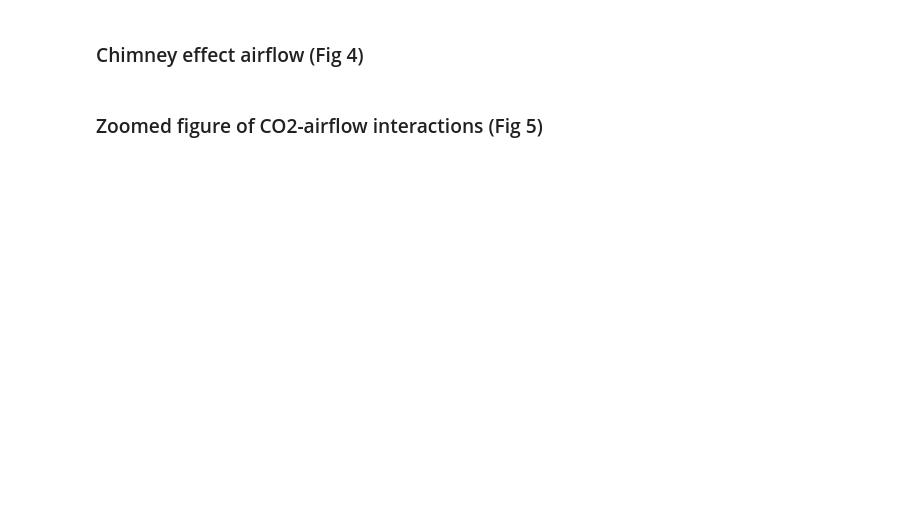
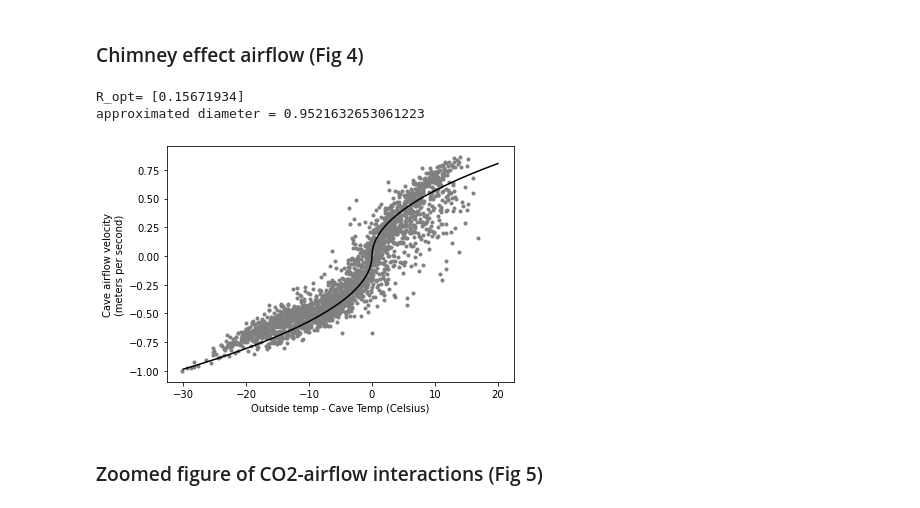
Before and after one commit to CovingtonResearchGroup/Cave-Airflow-and-Dissolution-Rates-Blowing-Springs, a Jupyter notebook: Blowing-Springs-Plots-for-manuscript-final-version.ipynb, the cells around one changed output. Cells and saved outputs as stored; diff of their text form; code cells hidden in the pictures; blank space fills up the shorter version.

```diff
--- a/Blowing-Springs-Plots-for-manuscript-final-version.ipynb
+++ b/Blowing-Springs-Plots-for-manuscript-final-version.ipynb
@@ -149,33 +168,38 @@ tmp_df = tmp_df.dropna()
 def chmny(diff, R):
     return sign(diff)*R*abs(diff)**0.5
 
 #Find best fit
 R_opt, p_cov = curve_fit(chmny, tmp_df['diff'].values[0:-1:5], tmp_df['wind'].values[0:-1:5], p0=1.1)
 print ("R_opt=",R_opt)
 figure()
 #Plot temp diff vs. wind vel
 scatter(temp_diff[0:-1:5], df.WindVelDir[0:-1:5], marker='.',color='grey')
 xfit = linspace(-30,20, 500)
 ####
 # best-fit value is R_opt=0.157
 # However, this seems strongly influenced by scatter at positive Windvel.
 # Least-squares fitting strongly penalizes outliers.
 # Adjusted this to 0.18 to better fit the densest part of the data.
 ####
 R_plot=0.18
 yfit = chmny(xfit, R_plot)
 plot(xfit,yfit, color='k', lw=1.5)
 xlabel('Outside temp - Cave Temp (Celsius)')
 ylabel('Cave airflow velocity\n(meters per second)')
+tight_layout()
 savefig('Fig4.pdf')
 
 #Using value of
 f=0.05
 T_ext = 15.+273.
 L=1000.
 deltah = 25
 g=9.8
 print ("approximated diameter =",R_plot**2*f*L*T_ext/(2.*g*deltah))
+# %% [output]
+R_opt= [0.15671934]
+approximated diameter = 0.9521632653061223
+[figure, added]
 # %% [markdown]
 ### Zoomed figure of CO2-airflow interactions (Fig 5)
 # %%
```
Also changed, not shown: parts of 20 cells of this notebook, 12 other files.
